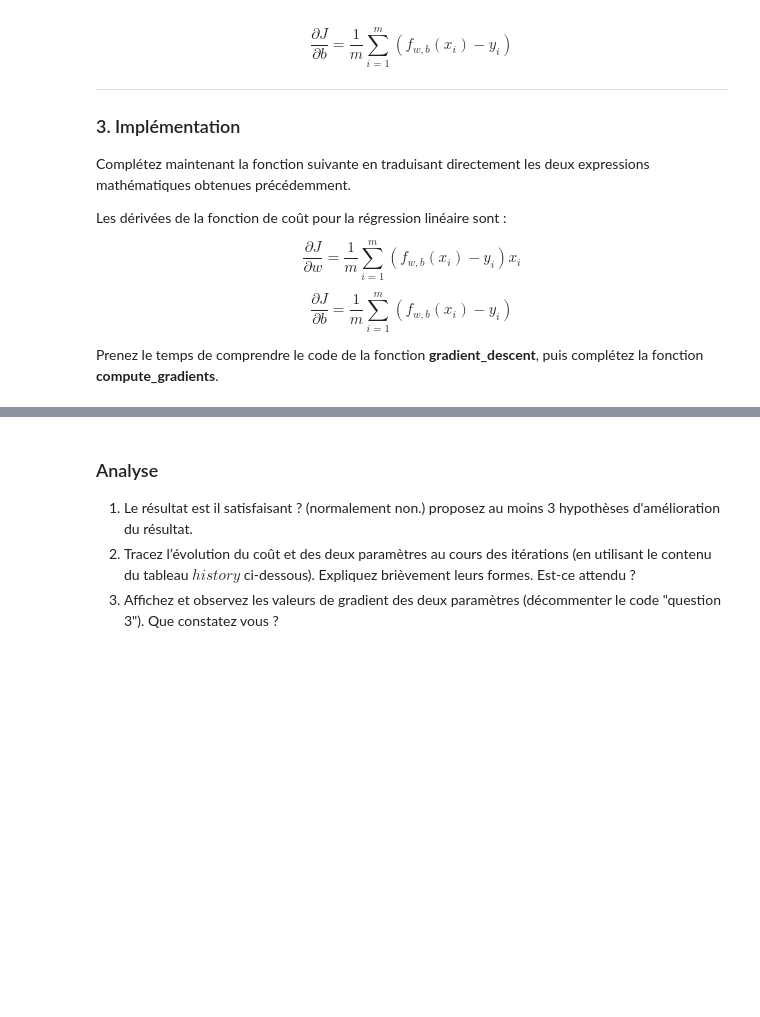
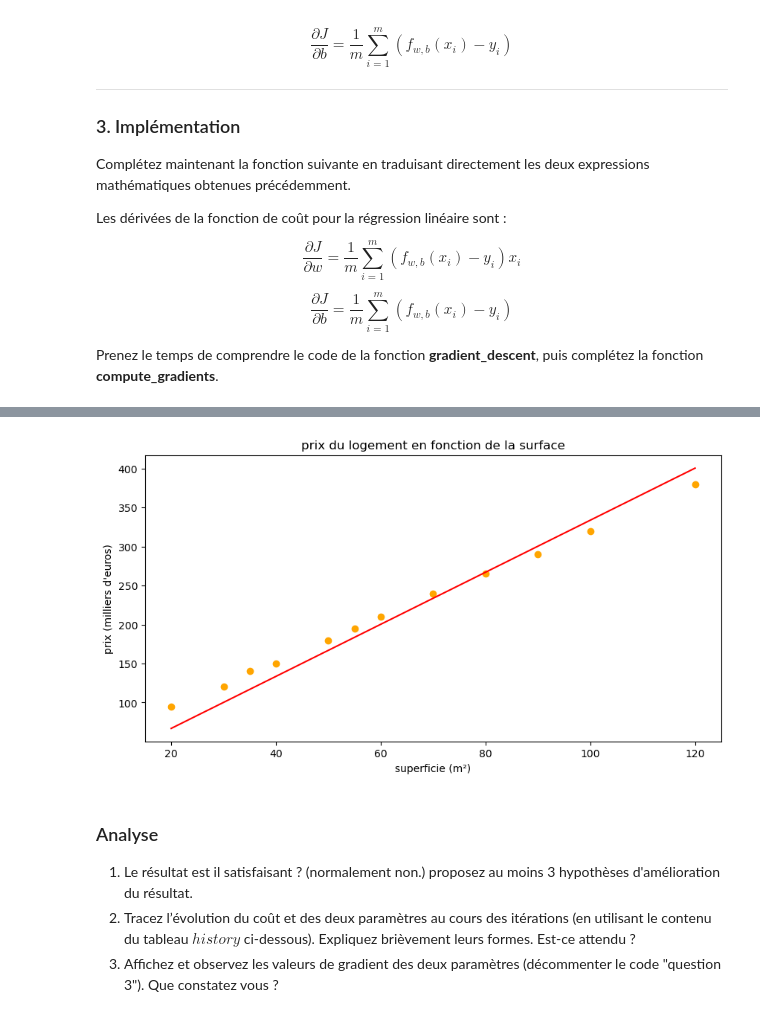
Before and after one commit to Ness2706/Projet-Info-1, a Jupyter notebook: TD1_intro_machine_learning.ipynb, the cells around one changed output, grey strips where cells are left out. Saved outputs shown, nothing was run; the diff lists cells and outputs as text; code cells hidden in the pictures; blank space fills up the shorter version.

```diff
--- a/TD1_intro_machine_learning.ipynb
+++ b/TD1_intro_machine_learning.ipynb
@@ -364,15 +364,16 @@ def compute_gradients(X, y, w, b):
     '''
     Cette méthode revoie les valeurs de gradient dw et db de l'algorithme de la descente du gradient vu en cours
     '''
+
     m = np.size(X)
     # À faire
     # Prédictions du modèle
-    predicted_y = ...
+    predicted_y = predict_linear(X, w, b)
     # Distances entre prédictions et valeurs réelles
-    dist = ...
+    dist = predicted_y
     # gradients
-    dw = ...
-    db = ...
+    dw = (1/m)*sum((predicted_y-y)*X)
+    db = (1/m)*sum(predicted_y-y)
 
     return dw, db
 
@@ -406,3 +407,4 @@ plt.title("prix du logement en fonction de la surface")
 plt.ylabel("prix (milliers d'euros)")
 plt.xlabel('superficie (m²)')
 plt.show()
+# %% [output]
@@ -409,3 +413,4 @@ plt.show()
+[figure, added]
 # %% [markdown]
 ### Analyse
 1. Le résultat est il satisfaisant ? (normalement non.) proposez au moins 3 hypothèses d'amélioration du résultat.
```
Also changed, not shown: parts of 6 cells of this notebook.
